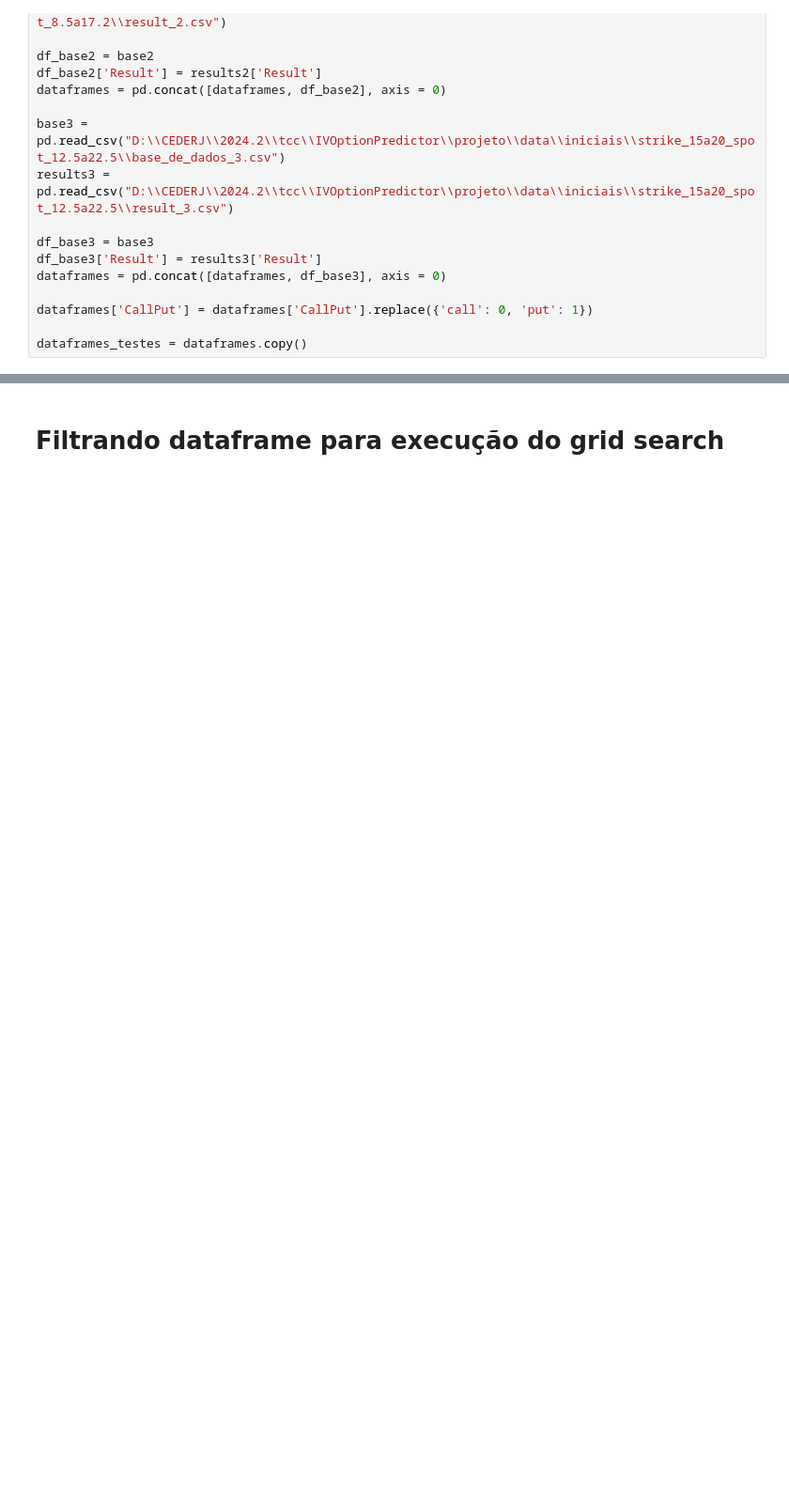
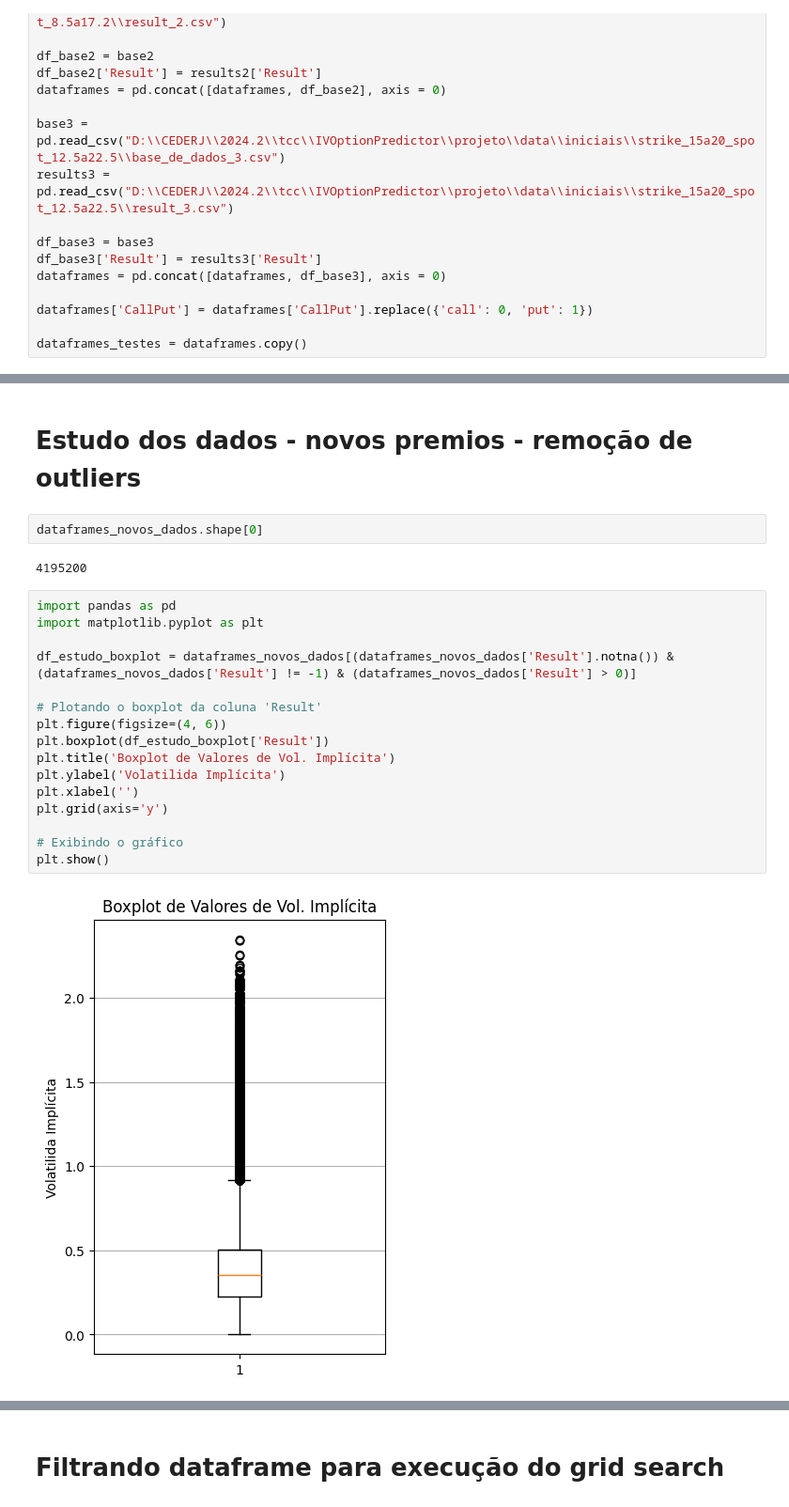
Before and after one commit to VitorSancho/IVOptionPredictor, a Jupyter notebook: projeto/src/MLApp/Regressao.ipynb, the cells around one changed output, grey strips where cells are left out. Shown: that part at 94% size. Cells and saved outputs as stored; diff of their text form; blank space fills up the shorter version.

```diff
--- a/projeto/src/MLApp/Regressao.ipynb
+++ b/projeto/src/MLApp/Regressao.ipynb
@@ -53,0 +183,24 @@ plt.show()
+# %% [markdown]
+<h1>Estudo dos dados - novos premios - remoção de outliers</h1>
+# %%
+dataframes_novos_dados.shape[0]
+# %% [output]
+4195200
+# %%
+import pandas as pd
+import matplotlib.pyplot as plt
+
+df_estudo_boxplot = dataframes_novos_dados[(dataframes_novos_dados['Result'].notna()) & (dataframes_novos_dados['Result'] != -1) & (dataframes_novos_dados['Result'] > 0)]
+
+# Plotando o boxplot da coluna 'Result'
+plt.figure(figsize=(4, 6))
+plt.boxplot(df_estudo_boxplot['Result'])
+plt.title('Boxplot de Valores de Vol. Implícita')
+plt.ylabel('Volatilida Implícita')
+plt.xlabel('')
+plt.grid(axis='y')
+
+# Exibindo o gráfico
+plt.show()
+# %% [output]
+[figure, added]
```
Also changed, not shown: parts of 26 cells of this notebook, 5 other files.
